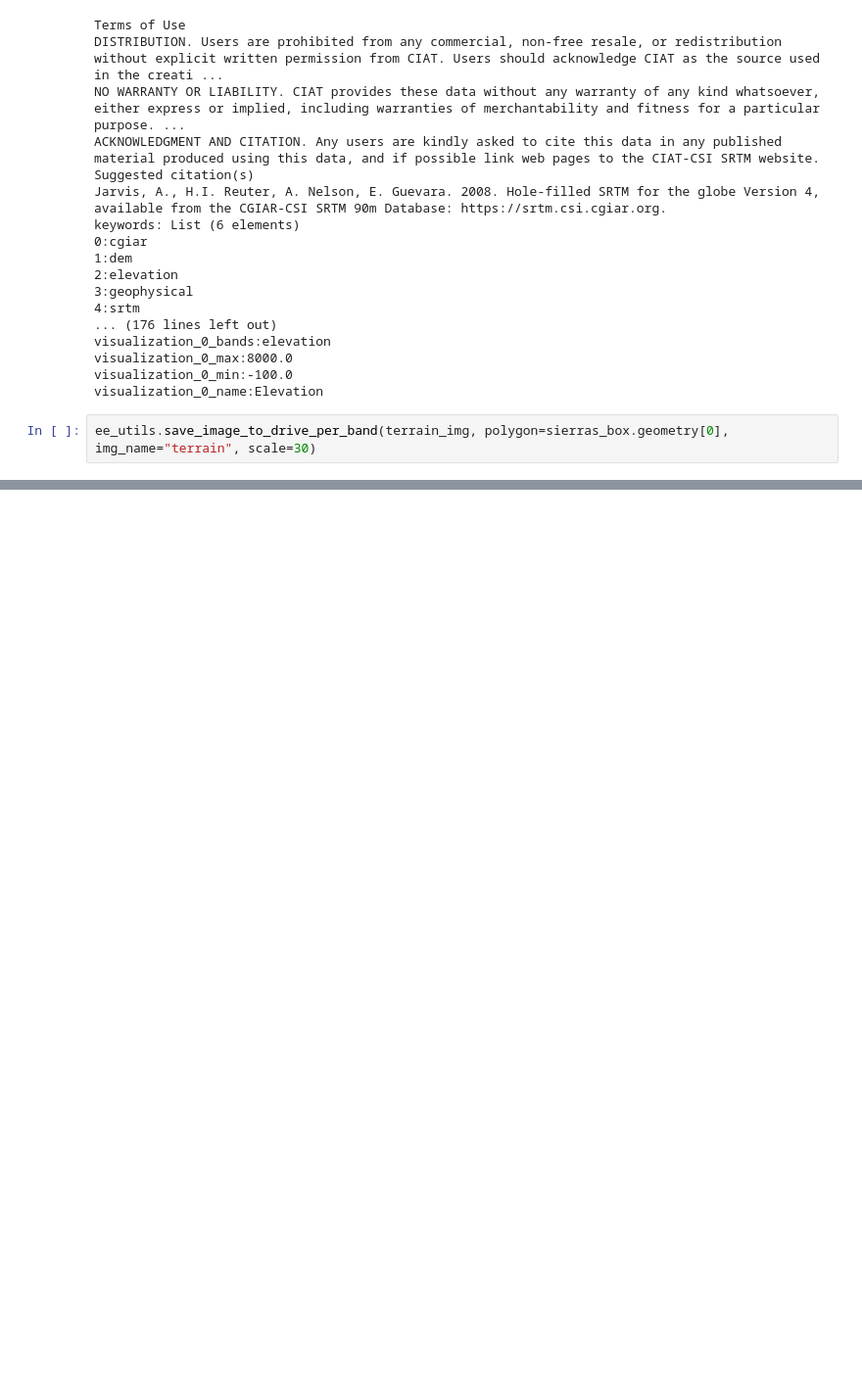
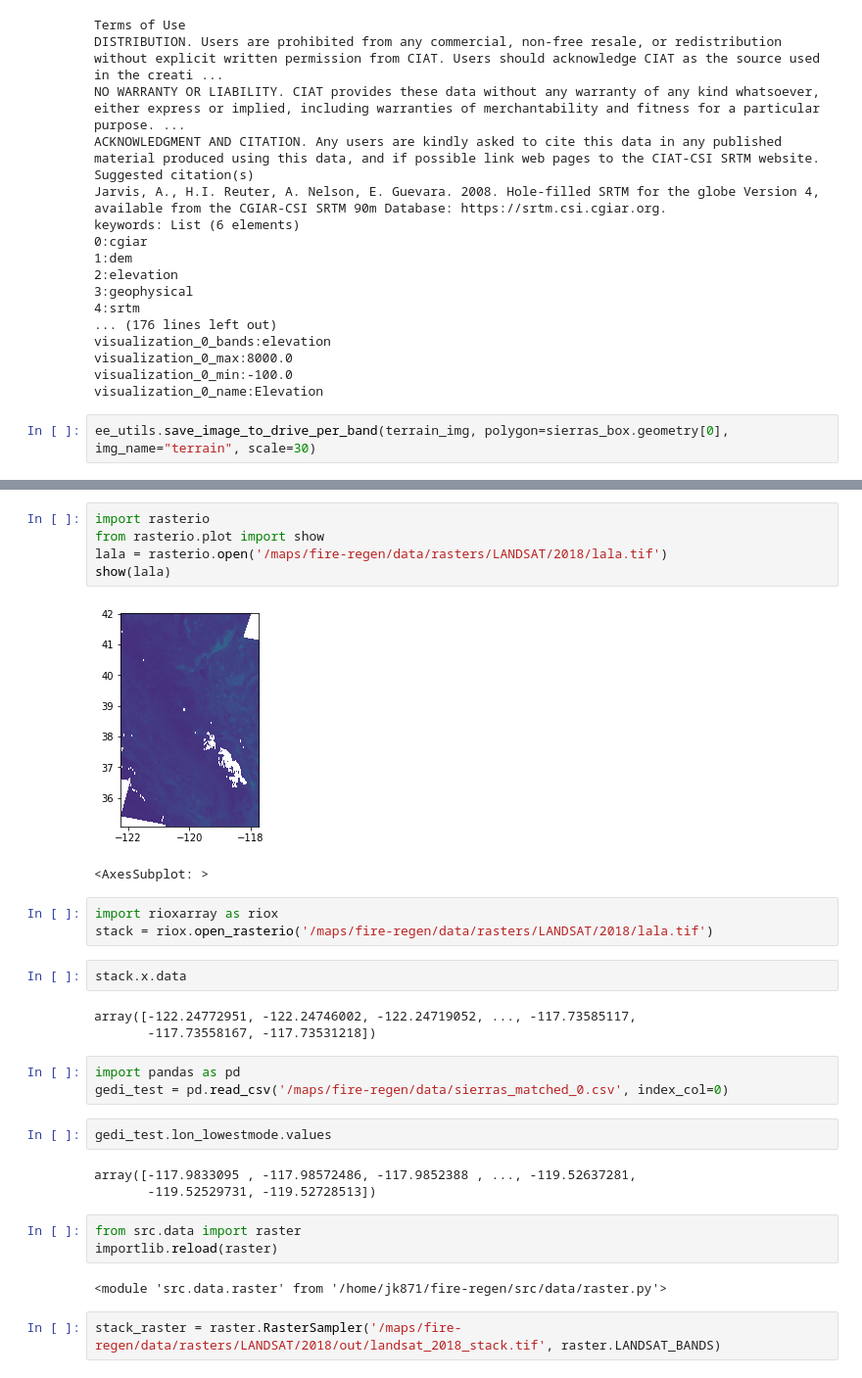
Before and after one commit to mahuna13/fire-regen, a Jupyter notebook: notebooks/exploratory/FireRasters.ipynb, the cells around one changed output, grey strips where cells are left out. Shown: that part at 98% size. Drawn from its saved outputs; the diff is of its cells as text; blank space fills up the shorter version.

```diff
--- a/notebooks/exploratory/FireRasters.ipynb
+++ b/notebooks/exploratory/FireRasters.ipynb
@@ -172,0 +221,31 @@ ee_utils.save_image_to_drive_per_band(terrain_img, polygon=sierras_box.geometry[
+# %%
+import rasterio
+from rasterio.plot import show
+lala = rasterio.open('/maps/fire-regen/data/rasters/LANDSAT/2018/lala.tif')
+show(lala)
+# %% [output]
+[figure, added]
+<AxesSubplot: >
+# %%
+import rioxarray as riox
+stack = riox.open_rasterio('/maps/fire-regen/data/rasters/LANDSAT/2018/lala.tif')
+# %%
+stack.x.data
+# %% [output]
+array([-122.24772951, -122.24746002, -122.24719052, ..., -117.73585117,
+       -117.73558167, -117.73531218])
+# %%
+import pandas as pd
+gedi_test = pd.read_csv('/maps/fire-regen/data/sierras_matched_0.csv', index_col=0)
+# %%
+gedi_test.lon_lowestmode.values
+# %% [output]
+array([-117.9833095 , -117.98572486, -117.9852388 , ..., -119.52637281,
+       -119.52529731, -119.52728513])
+# %%
+from src.data import raster
+importlib.reload(raster)
+# %% [output]
+<module 'src.data.raster' from '/home/jk871/fire-regen/src/data/raster.py'>
+# %%
+stack_raster = raster.RasterSampler('/maps/fire-regen/data/rasters/LANDSAT/2018/out/landsat_2018_stack.tif', raster.LANDSAT_BANDS)
```
Also changed, not shown: parts of 16 cells of this notebook, 4 other files.
